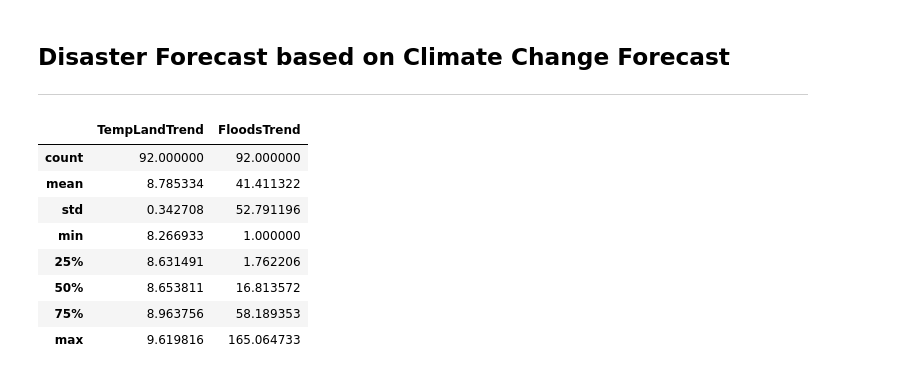
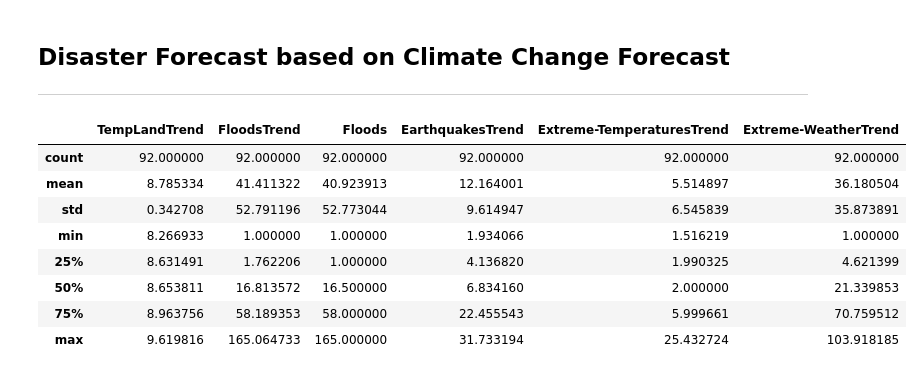
Before and after one commit to wali-ku/Project-731, a Jupyter notebook: notebooks/disasters.ipynb, the cells around one changed output. Saved outputs shown, nothing was run; the diff lists cells and outputs as text; code cells hidden in the pictures.

```diff
--- a/notebooks/disasters.ipynb
+++ b/notebooks/disasters.ipynb
@@ -273,16 +286,21 @@ df_predFlood = df_predFlood.join (df_clFlood, how = 'outer')
 # %%
 # The last 20 entries of temperature dataset are forecasts given by FB-Prophet.
 # Our training dataset contains the actually reported temperature values. Our
 # aim is to predict unknown disaster values based on forecasted temperatures
 df_train = df_predFlood.iloc [:-20]
+df_train ['Floods'] = df_train.FloodsTrend.map (int)
+df_train ['EarthquakesTrend'] = datasets ['Earthquakes']['EarthquakesTrend']
+df_train ['Extreme-TemperaturesTrend'] = datasets ['Extreme-Temperatures']['Extreme-TemperaturesTrend']
+df_train ['Extreme-WeatherTrend'] = datasets ['Extreme-Weather']['Extreme-WeatherTrend']
+df_train = df_train.fillna (method = 'bfill')
 df_train.describe ()
 # %% [output]
-|  | TempLandTrend | FloodsTrend |
-| count | 92.000000 | 92.000000 |
-| mean | 8.785334 | 41.411322 |
-| std | 0.342708 | 52.791196 |
-| min | 8.266933 | 1.000000 |
-| 25% | 8.631491 | 1.762206 |
-| 50% | 8.653811 | 16.813572 |
-| 75% | 8.963756 | 58.189353 |
-| max | 9.619816 | 165.064733 |
+|  | TempLandTrend | FloodsTrend | Floods | EarthquakesTrend | Extreme-TemperaturesTrend | Extreme-WeatherTrend |
+| count | 92.000000 | 92.000000 | 92.000000 | 92.000000 | 92.000000 | 92.000000 |
+| mean | 8.785334 | 41.411322 | 40.923913 | 12.164001 | 5.514897 | 36.180504 |
+| std | 0.342708 | 52.791196 | 52.773044 | 9.614947 | 6.545839 | 35.873891 |
+| min | 8.266933 | 1.000000 | 1.000000 | 1.934066 | 1.516219 | 1.000000 |
+| 25% | 8.631491 | 1.762206 | 1.000000 | 4.136820 | 1.990325 | 4.621399 |
+| 50% | 8.653811 | 16.813572 | 16.500000 | 6.834160 | 2.000000 | 21.339853 |
+| 75% | 8.963756 | 58.189353 | 58.000000 | 22.455543 | 5.999661 | 70.759512 |
+| max | 9.619816 | 165.064733 | 165.000000 | 31.733194 | 25.432724 | 103.918185 |
```
Also changed, not shown: parts of 10 cells of this notebook.
